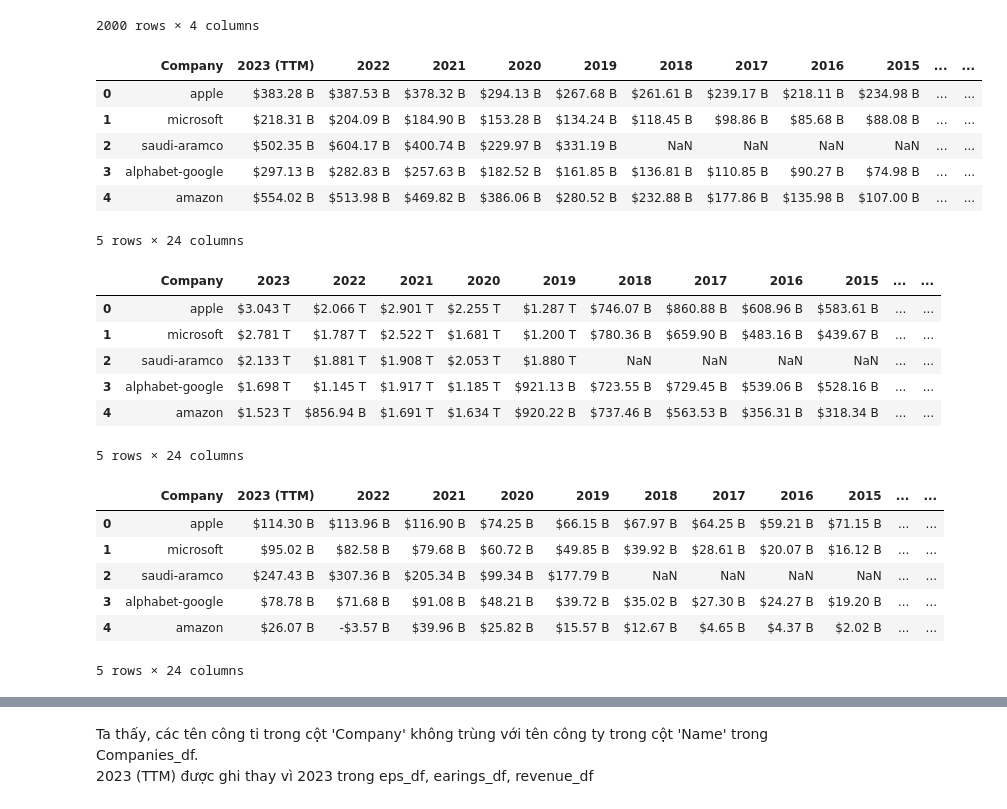
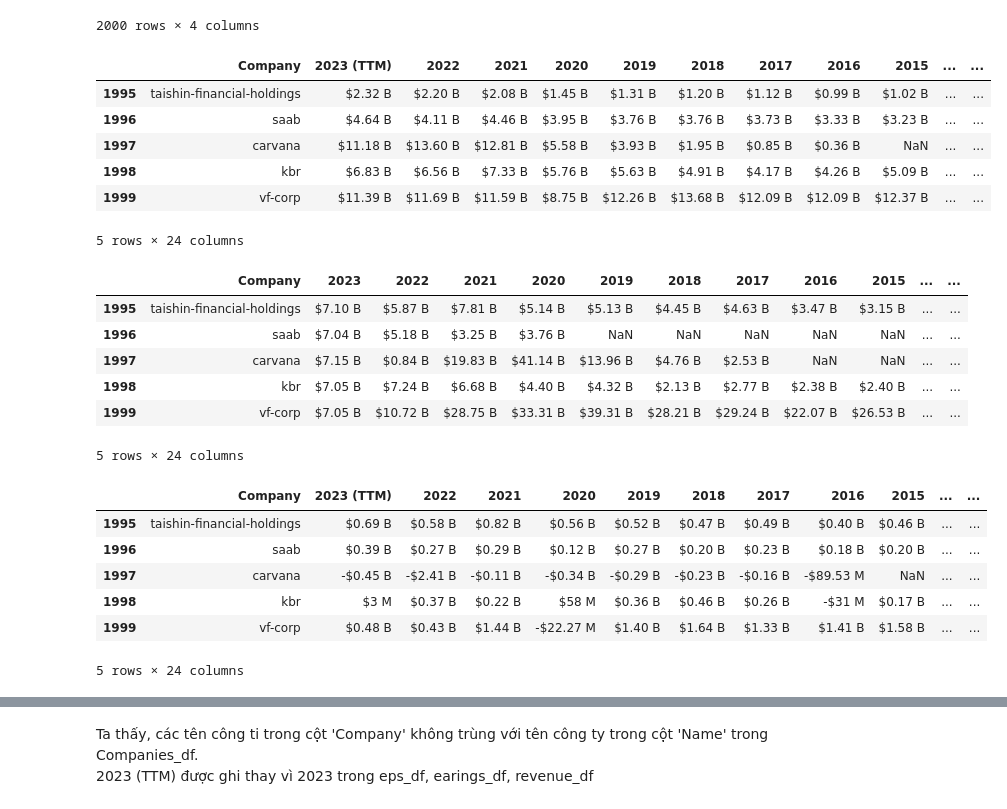
Before and after one commit to HuyAnhTon/Intro2DS_FinalProject, a Jupyter notebook: notebooks/collect_data_2.ipynb, the cells around one changed output, grey strips where cells are left out. Drawn from its saved outputs; the diff is of its cells as text; code cells hidden in the pictures.

```diff
--- a/notebooks/collect_data_2.ipynb
+++ b/notebooks/collect_data_2.ipynb
@@ -41,33 +51,33 @@ net_assets_df = pd.read_csv('../Data/net_assets.csv')
 total_assets_df = pd.read_csv('../Data/total_assets.csv')
 cash_on_hand_df = pd.read_csv('../Data/cash_on_hand.csv')
 # %%
-revenue_df.head()
+revenue_df.tail()
 # %% [output]
 |  | Company | 2023 (TTM) | 2022 | 2021 | 2020 | 2019 | 2018 | 2017 | 2016 | 2015 | ... | ... |
-| 0 | apple | $383.28 B | $387.53 B | $378.32 B | $294.13 B | $267.68 B | $261.61 B | $239.17 B | $218.11 B | $234.98 B | ... | ... |
-| 1 | microsoft | $218.31 B | $204.09 B | $184.90 B | $153.28 B | $134.24 B | $118.45 B | $98.86 B | $85.68 B | $88.08 B | ... | ... |
-| 2 | saudi-aramco | $502.35 B | $604.17 B | $400.74 B | $229.97 B | $331.19 B | NaN | NaN | NaN | NaN | ... | ... |
-| 3 | alphabet-google | $297.13 B | $282.83 B | $257.63 B | $182.52 B | $161.85 B | $136.81 B | $110.85 B | $90.27 B | $74.98 B | ... | ... |
-| 4 | amazon | $554.02 B | $513.98 B | $469.82 B | $386.06 B | $280.52 B | $232.88 B | $177.86 B | $135.98 B | $107.00 B | ... | ... |
+| 1995 | taishin-financial-holdings | $2.32 B | $2.20 B | $2.08 B | $1.45 B | $1.31 B | $1.20 B | $1.12 B | $0.99 B | $1.02 B | ... | ... |
+| 1996 | saab | $4.64 B | $4.11 B | $4.46 B | $3.95 B | $3.76 B | $3.76 B | $3.73 B | $3.33 B | $3.23 B | ... | ... |
+| 1997 | carvana | $11.18 B | $13.60 B | $12.81 B | $5.58 B | $3.93 B | $1.95 B | $0.85 B | $0.36 B | NaN | ... | ... |
+| 1998 | kbr | $6.83 B | $6.56 B | $7.33 B | $5.76 B | $5.63 B | $4.91 B | $4.17 B | $4.26 B | $5.09 B | ... | ... |
+| 1999 | vf-corp | $11.39 B | $11.69 B | $11.59 B | $8.75 B | $12.26 B | $13.68 B | $12.09 B | $12.09 B | $12.37 B | ... | ... |
 5 rows × 24 columns
 # %%
-marketcap_df.head()
+marketcap_df.tail()
 # %% [output]
 |  | Company | 2023 | 2022 | 2021 | 2020 | 2019 | 2018 | 2017 | 2016 | 2015 | ... | ... |
-| 0 | apple | $3.043 T | $2.066 T | $2.901 T | $2.255 T | $1.287 T | $746.07 B | $860.88 B | $608.96 B | $583.61 B | ... | ... |
-| 1 | microsoft | $2.781 T | $1.787 T | $2.522 T | $1.681 T | $1.200 T | $780.36 B | $659.90 B | $483.16 B | $439.67 B | ... | ... |
-| 2 | saudi-aramco | $2.133 T | $1.881 T | $1.908 T | $2.053 T | $1.880 T | NaN | NaN | NaN | NaN | ... | ... |
-| 3 | alphabet-google | $1.698 T | $1.145 T | $1.917 T | $1.185 T | $921.13 B | $723.55 B | $729.45 B | $539.06 B | $528.16 B | ... | ... |
-| 4 | amazon | $1.523 T | $856.94 B | $1.691 T | $1.634 T | $920.22 B | $737.46 B | $563.53 B | $356.31 B | $318.34 B | ... | ... |
+| 1995 | taishin-financial-holdings | $7.10 B | $5.87 B | $7.81 B | $5.14 B | $5.13 B | $4.45 B | $4.63 B | $3.47 B | $3.15 B | ... | ... |
+| 1996 | saab | $7.04 B | $5.18 B | $3.25 B | $3.76 B | NaN | NaN | NaN | NaN | NaN | ... | ... |
+| 1997 | carvana | $7.15 B | $0.84 B | $19.83 B | $41.14 B | $13.96 B | $4.76 B | $2.53 B | NaN | NaN | ... | ... |
+| 1998 | kbr | $7.05 B | $7.24 B | $6.68 B | $4.40 B | $4.32 B | $2.13 B | $2.77 B | $2.38 B | $2.40 B | ... | ... |
+| 1999 | vf-corp | $7.05 B | $10.72 B | $28.75 B | $33.31 B | $39.31 B | $28.21 B | $29.24 B | $22.07 B | $26.53 B | ... | ... |
 5 rows × 24 columns
 # %%
-earnings_df.head()
+earnings_df.tail()
 # %% [output]
 |  | Company | 2023 (TTM) | 2022 | 2021 | 2020 | 2019 | 2018 | 2017 | 2016 | 2015 | ... | ... |
-| 0 | apple | $114.30 B | $113.96 B | $116.90 B | $74.25 B | $66.15 B | $67.97 B | $64.25 B | $59.21 B | $71.15 B | ... | ... |
-| 1 | microsoft | $95.02 B | $82.58 B | $79.68 B | $60.72 B | $49.85 B | $39.92 B | $28.61 B | $20.07 B | $16.12 B | ... | ... |
-| 2 | saudi-aramco | $247.43 B | $307.36 B | $205.34 B | $99.34 B | $177.79 B | NaN | NaN | NaN | NaN | ... | ... |
-| 3 | alphabet-google | $78.78 B | $71.68 B | $91.08 B | $48.21 B | $39.72 B | $35.02 B | $27.30 B | $24.27 B | $19.20 B | ... | ... |
-| 4 | amazon | $26.07 B | -$3.57 B | $39.96 B | $25.82 B | $15.57 B | $12.67 B | $4.65 B | $4.37 B | $2.02 B | ... | ... |
+| 1995 | taishin-financial-holdings | $0.69 B | $0.58 B | $0.82 B | $0.56 B | $0.52 B | $0.47 B | $0.49 B | $0.40 B | $0.46 B | ... | ... |
+| 1996 | saab | $0.39 B | $0.27 B | $0.29 B | $0.12 B | $0.27 B | $0.20 B | $0.23 B | $0.18 B | $0.20 B | ... | ... |
+| 1997 | carvana | -$0.45 B | -$2.41 B | -$0.11 B | -$0.34 B | -$0.29 B | -$0.23 B | -$0.16 B | -$89.53 M | NaN | ... | ... |
+| 1998 | kbr | $3 M | $0.37 B | $0.22 B | $58 M | $0.36 B | $0.46 B | $0.26 B | -$31 M | $0.17 B | ... | ... |
+| 1999 | vf-corp | $0.48 B | $0.43 B | $1.44 B | -$22.27 M | $1.40 B | $1.64 B | $1.33 B | $1.41 B | $1.58 B | ... | ... |
 5 rows × 24 columns
 # %%
```
Also changed, not shown: parts of 13 cells of this notebook, 1 other file.
